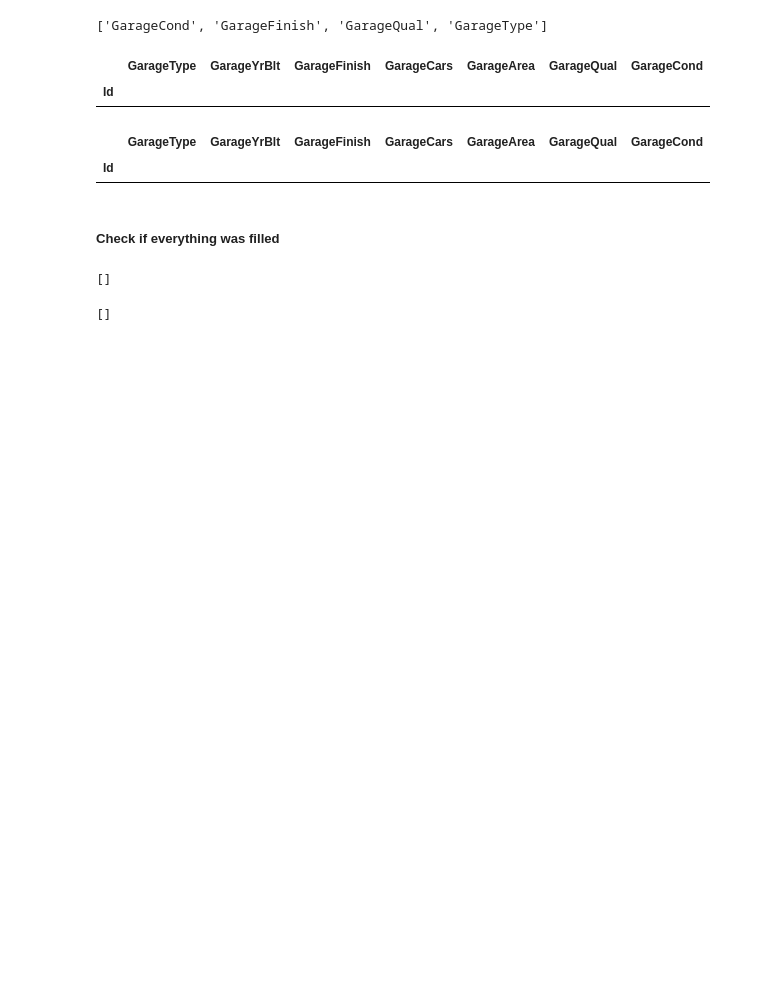
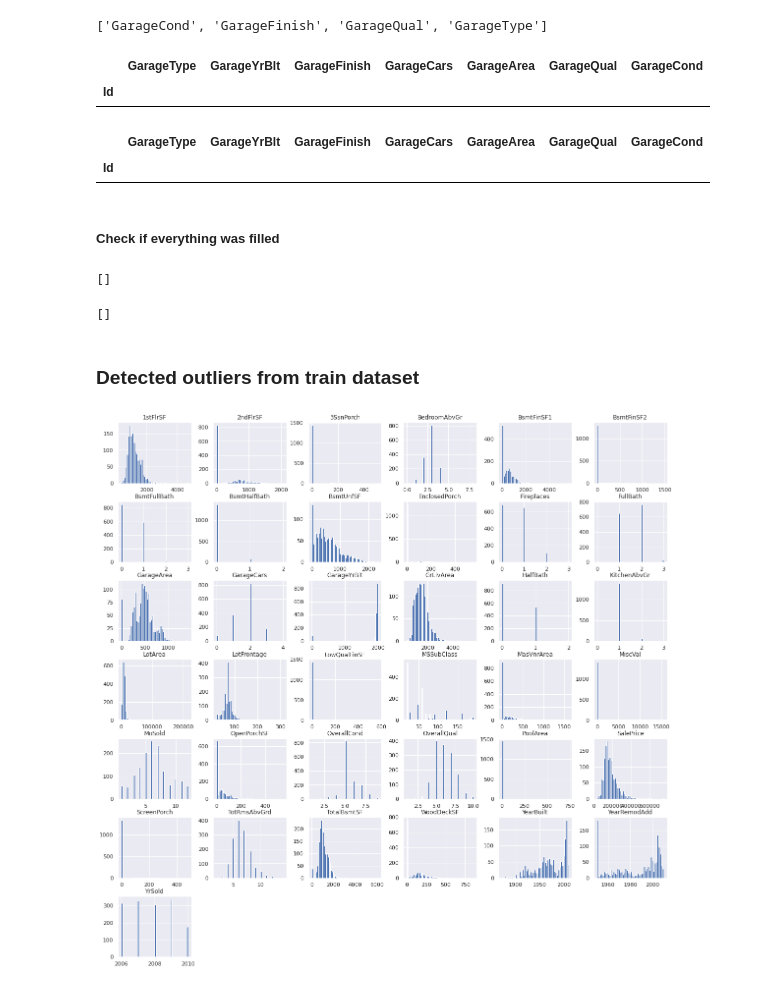
Before and after one commit to mzignis/advance_house_pricing, a Jupyter notebook: preprocessing_data.ipynb, the cells around one changed output. Drawn from its saved outputs; the diff is of its cells as text; code cells hidden in the pictures; blank space fills up the shorter version.

```diff
--- a/preprocessing_data.ipynb
+++ b/preprocessing_data.ipynb
@@ -596,3 +599,10 @@ test_text_features_missing = [x for x in test_data[test_text_features] if test_d
 test_text_features_missing
 # %% [output]
 []
+# %% [markdown]
+### Detected outliers from train dataset
+# %%
+plots = train_data[train_numeric_features].hist(bins=50, figsize=(20, 20))
+plt.show()
+# %% [output]
+[figure, added]
```
Also changed, not shown: parts of 38 cells of this notebook.
